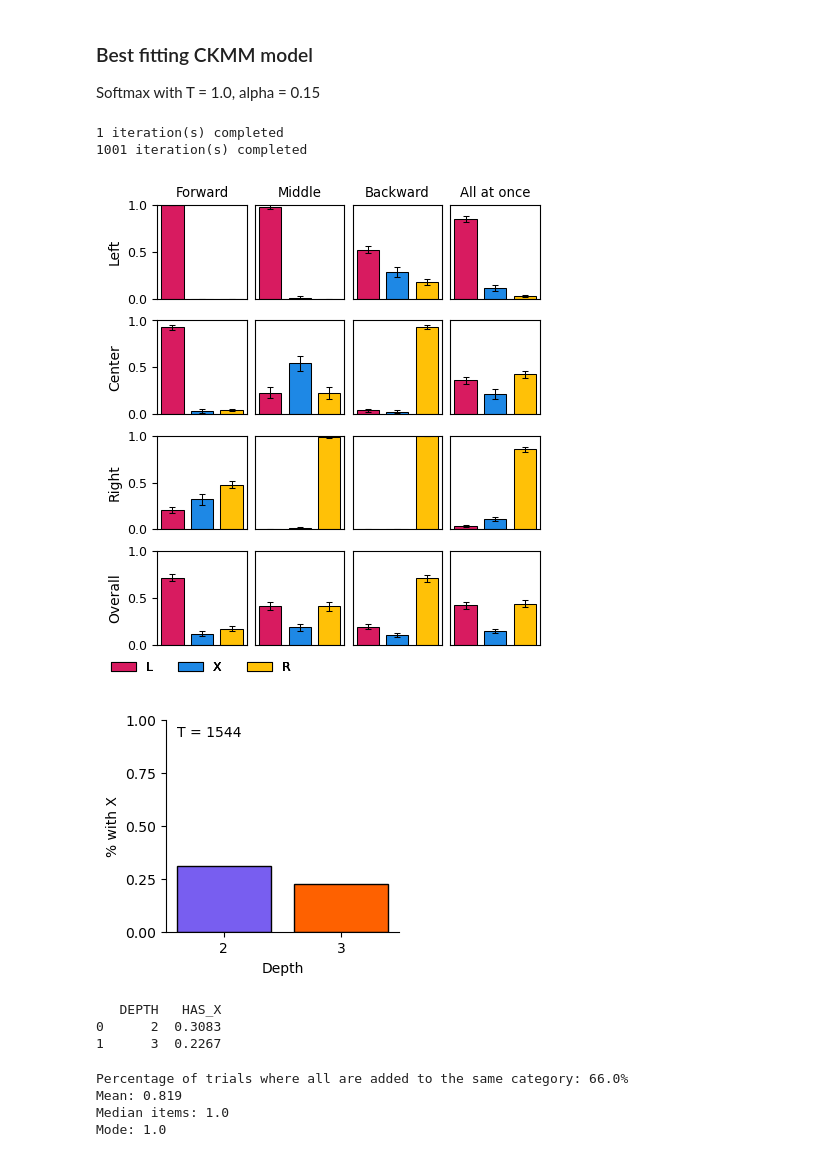
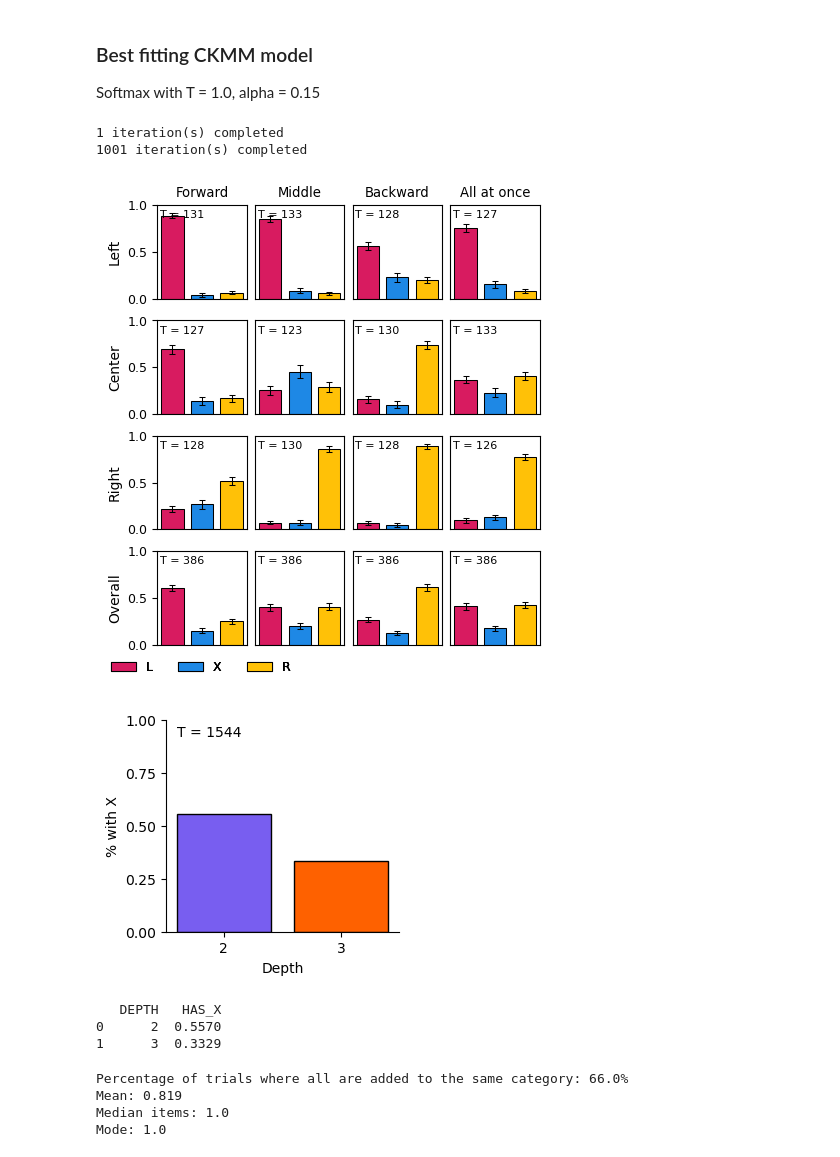
Before and after one commit to katie-warburton/Sequence-Effects-in-Hierarchical-Category-Systems, a Jupyter notebook: Order Effect Simulations.ipynb, the cells around one changed output. Drawn from its saved outputs; the diff is of its cells as text; code cells hidden in the pictures.

```diff
--- a/Order Effect Simulations.ipynb
+++ b/Order Effect Simulations.ipynb
@@ -116,22 +116,22 @@ Softmax with T = 1.0, alpha = 0.15
 # %%
 N = 1544
 random.seed(1)
 np.random.seed(1)
-df_sm_full = simulate_trials(codes, True, temp=1.0)
+df_sm_full = simulate_trials(codes, True, temp=1.0, alpha=0.15)
 df_sm = analyses.get_level2_cat_stats(df_sm_full, ITEMS)
-plots.order_effects_plot(df_sm, fname='Figures/simulated_powerpoint.pdf', figsize=(4.4, 4.75), legend=True, show_counts=False)
+plots.order_effects_plot(df_sm, fname='Figures/simulated_powerpoint.pdf', figsize=(4.4, 4.75), legend=True)
 plots.new_category_plot(df_sm, fname='Figures/best_simulated_X_by_depth.pdf', figsize=(3, 2.75))
 # %% [output]
 1 iteration(s) completed
 1001 iteration(s) completed
-[figure, old version]
+[figure, new version]
-[figure, old version]
+[figure, new version]
 # %%
 print(round(df_sm[['DEPTH', 'HAS_X']].groupby(['DEPTH']).mean().reset_index(), 4))
 # %% [output]
    DEPTH   HAS_X
-0      2  0.3083
-1      3  0.2267
+0      2  0.5570
+1      3  0.3329
 # %%
 seq_df, _ = analyses.get_seq_data(df_sm, LOCS, ORDERS)
 mean_prob = seq_df['PROP_SAME'].mean()
```
Also changed, not shown: 4 other files.
